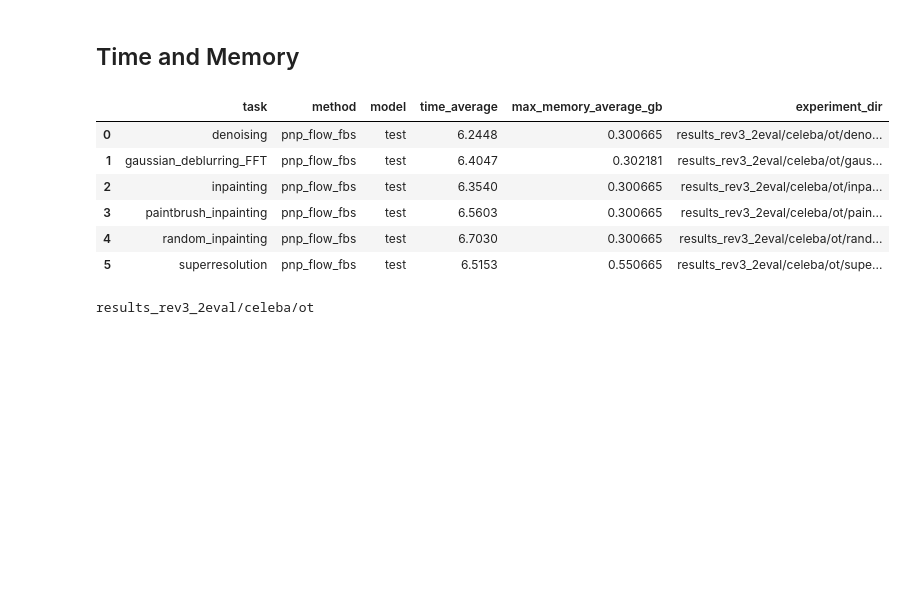
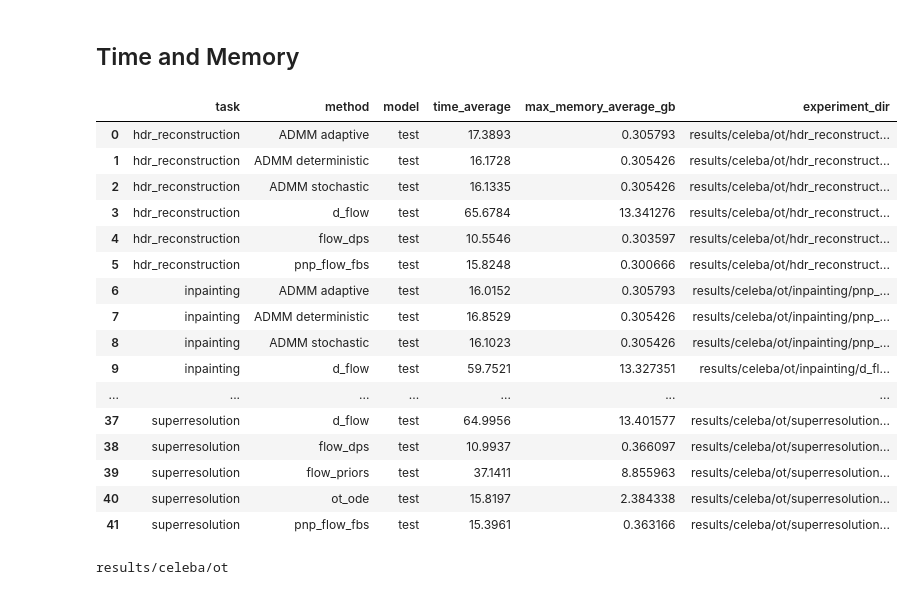
Before and after one commit to dibyanshu100/PnP_ConsensusFlow, a Jupyter notebook: graphs.ipynb, the cells around one changed output. Cells and saved outputs as stored; diff of their text form; code cells hidden in the pictures; blank space fills up the shorter version.

```diff
--- a/graphs.ipynb
+++ b/graphs.ipynb
@@ -182,18 +185,28 @@ gu.plot_convergence_two_datasets_shared_legend(
 # %% [markdown]
 ## Time and Memory
 # %%
-root_dir = Path("results_rev3_2eval/celeba/ot")
+root_dir = Path("results/celeba/ot")
 
 df_time_memory = gu.extract_time_memory_summary(root_dir)
 gu.save_time_memory_summary(df_time_memory,xlsx_path="time_memory_summary_afhq_cat.xlsx")
 display(df_time_memory)
 print(root_dir)
 # %% [output]
 |  | task | method | model | time_average | max_memory_average_gb | experiment_dir |
-| 0 | denoising | pnp_flow_fbs | test | 6.2448 | 0.300665 | results_rev3_2eval/celeba/ot/deno... |
-| 1 | gaussian_deblurring_FFT | pnp_flow_fbs | test | 6.4047 | 0.302181 | results_rev3_2eval/celeba/ot/gaus... |
-| 2 | inpainting | pnp_flow_fbs | test | 6.3540 | 0.300665 | results_rev3_2eval/celeba/ot/inpa... |
-| 3 | paintbrush_inpainting | pnp_flow_fbs | test | 6.5603 | 0.300665 | results_rev3_2eval/celeba/ot/pain... |
-| 4 | random_inpainting | pnp_flow_fbs | test | 6.7030 | 0.300665 | results_rev3_2eval/celeba/ot/rand... |
-| 5 | superresolution | pnp_flow_fbs | test | 6.5153 | 0.550665 | results_rev3_2eval/celeba/ot/supe... |
+| 0 | hdr_reconstruction | ADMM adaptive | test | 17.3893 | 0.305793 | results/celeba/ot/hdr_reconstruct... |
+| 1 | hdr_reconstruction | ADMM deterministic | test | 16.1728 | 0.305426 | results/celeba/ot/hdr_reconstruct... |
+| 2 | hdr_reconstruction | ADMM stochastic | test | 16.1335 | 0.305426 | results/celeba/ot/hdr_reconstruct... |
+| 3 | hdr_reconstruction | d_flow | test | 65.6784 | 13.341276 | results/celeba/ot/hdr_reconstruct... |
+| 4 | hdr_reconstruction | flow_dps | test | 10.5546 | 0.303597 | results/celeba/ot/hdr_reconstruct... |
+| 5 | hdr_reconstruction | pnp_flow_fbs | test | 15.8248 | 0.300666 | results/celeba/ot/hdr_reconstruct... |
+| 6 | inpainting | ADMM adaptive | test | 16.0152 | 0.305793 | results/celeba/ot/inpainting/pnp_... |
+| 7 | inpainting | ADMM deterministic | test | 16.8529 | 0.305426 | results/celeba/ot/inpainting/pnp_... |
+| 8 | inpainting | ADMM stochastic | test | 16.1023 | 0.305426 | results/celeba/ot/inpainting/pnp_... |
+| 9 | inpainting | d_flow | test | 59.7521 | 13.327351 | results/celeba/ot/inpainting/d_fl... |
+| ... | ... | ... | ... | ... | ... | ... |
+| 37 | superresolution | d_flow | test | 64.9956 | 13.401577 | results/celeba/ot/superresolution... |
+| 38 | superresolution | flow_dps | test | 10.9937 | 0.366097 | results/celeba/ot/superresolution... |
+| 39 | superresolution | flow_priors | test | 37.1411 | 8.855963 | results/celeba/ot/superresolution... |
+| 40 | superresolution | ot_ode | test | 15.8197 | 2.384338 | results/celeba/ot/superresolution... |
+| 41 | superresolution | pnp_flow_fbs | test | 15.3961 | 0.363166 | results/celeba/ot/superresolution... |
-results_rev3_2eval/celeba/ot
+results/celeba/ot
```
Also changed, not shown: parts of 1 cell of this notebook, 3 other files.
